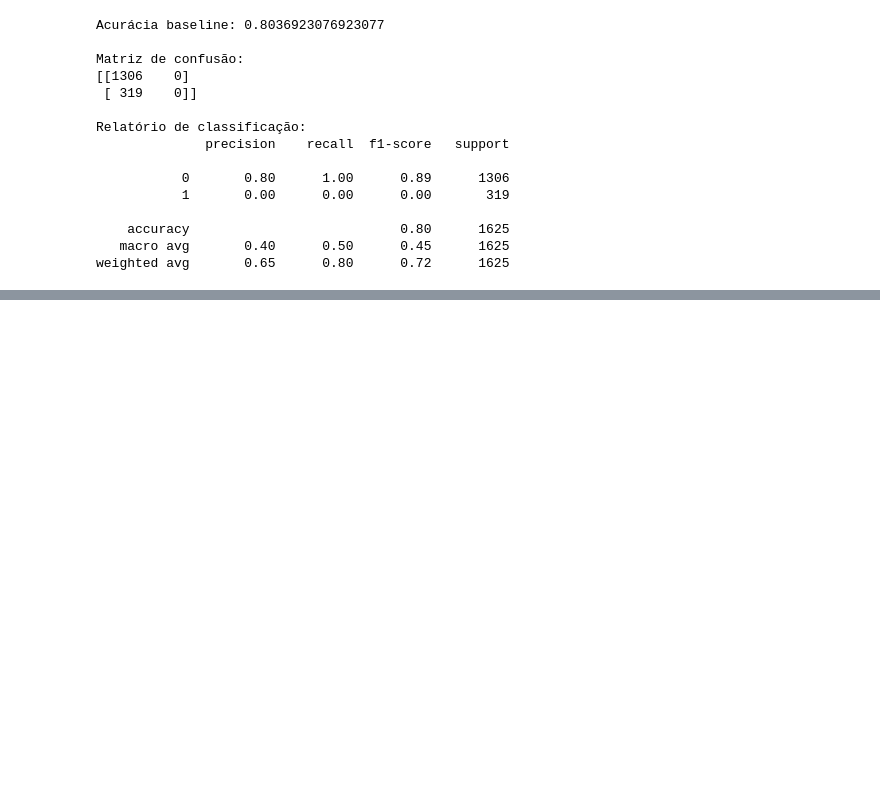
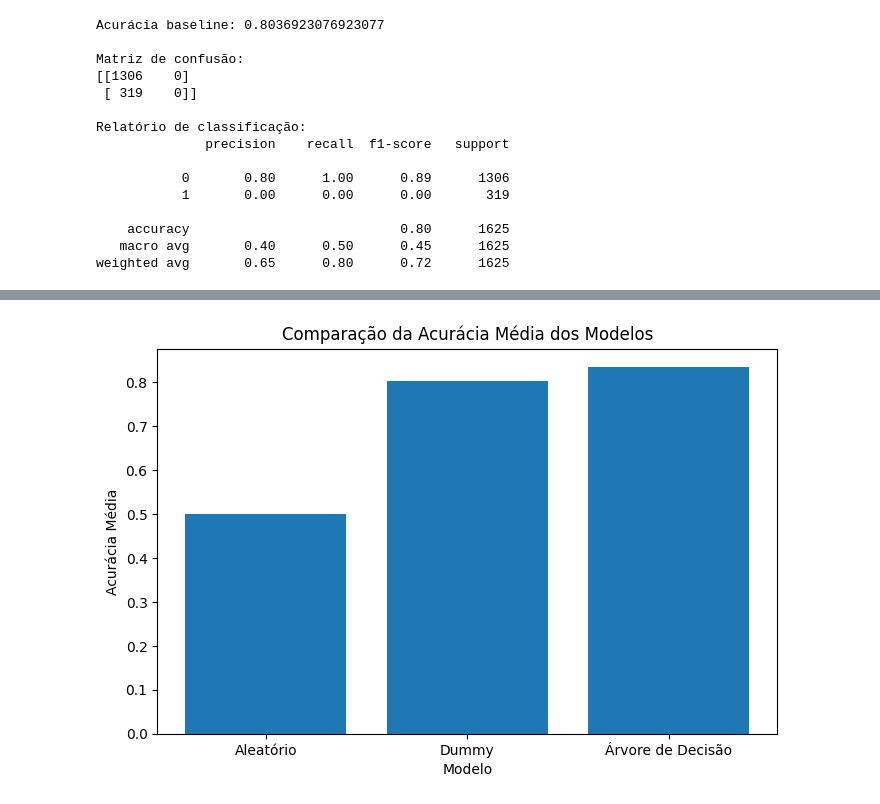
Before and after one commit to computacao-aplicada/lab01-eda-danborghi, a Jupyter notebook: EDA_WINE.ipynb, the cells around one changed output, grey strips where cells are left out. Drawn from its saved outputs; the diff is of its cells as text; code cells hidden in the pictures; blank space fills up the shorter version.

```diff
--- a/EDA_WINE.ipynb
+++ b/EDA_WINE.ipynb
@@ -816,0 +931,24 @@ Desvio padrão: 0.016549453029563378
+# %%
+medias = [
+    np.mean(acuracias),
+    np.mean(acuracias_dummy),
+    np.mean(acuracias_arvore)
+]
+
+modelos = [
+    'Aleatório',
+    'Dummy',
+    'Árvore de Decisão'
+]
+
+plt.figure(figsize=(8, 5))
+
+plt.bar(modelos, medias)
+
+plt.title('Comparação da Acurácia Média dos Modelos')
+plt.xlabel('Modelo')
+plt.ylabel('Acurácia Média')
+
+plt.show()
+# %% [output]
+[figure, added]
```
Also changed, not shown: parts of 12 cells of this notebook.
